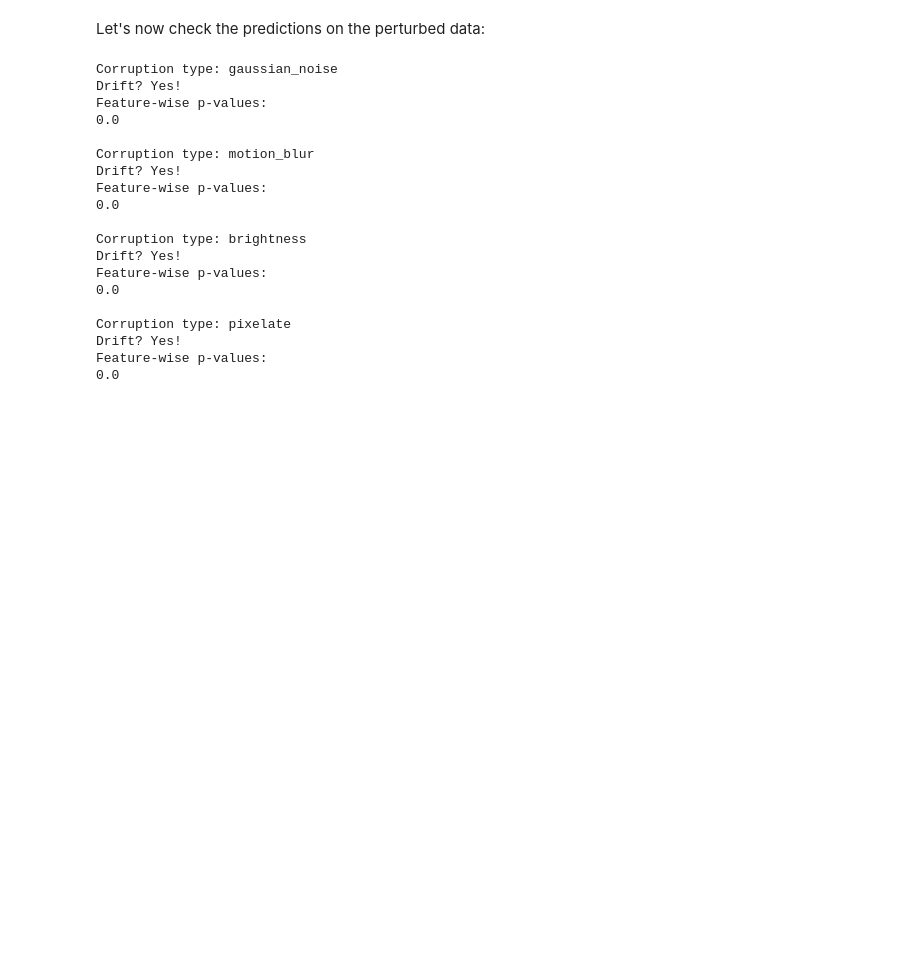
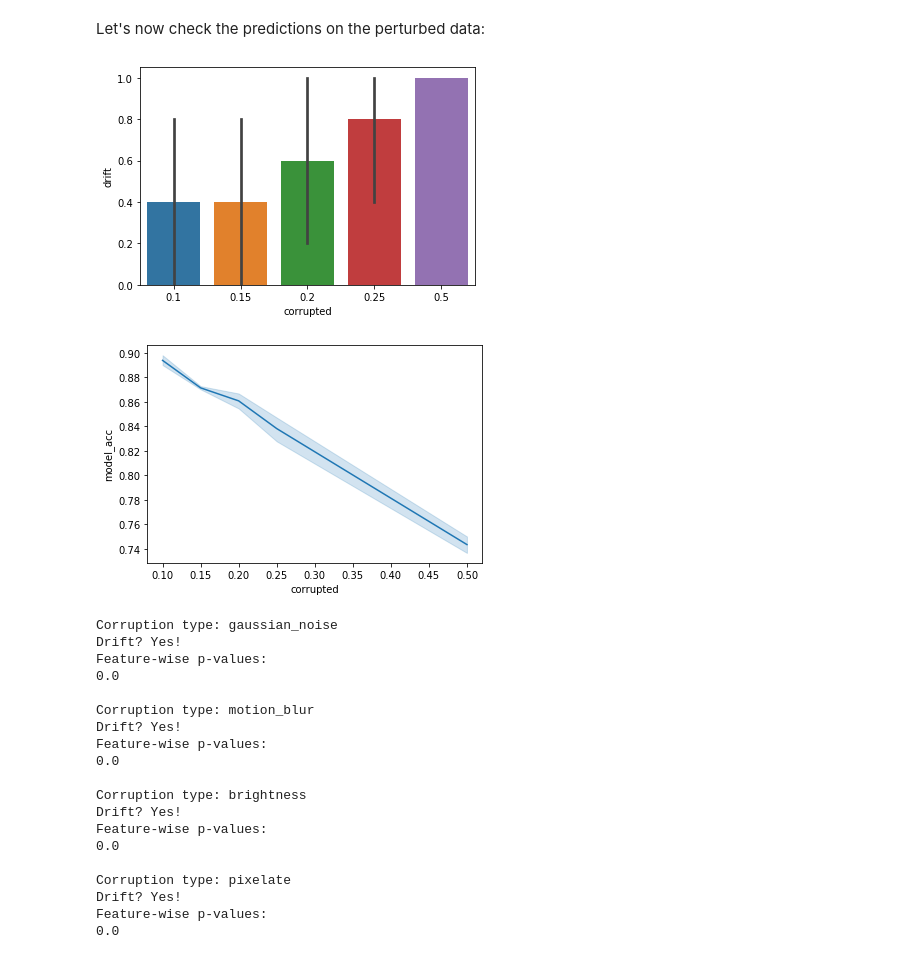
Before and after one commit to mtoslalibu/kfserving, a Jupyter notebook: mert-examples/cd_mmd_cifar10.ipynb, the cells around one changed output. Cells and saved outputs as stored; diff of their text form; code cells hidden in the pictures; blank space fills up the shorter version.

```diff
--- a/mert-examples/cd_mmd_cifar10.ipynb
+++ b/mert-examples/cd_mmd_cifar10.ipynb
@@ -283,3 +313,21 @@ Let's now check the predictions on the perturbed data:
+# %%
+import seaborn as sns
+import pandas as pd
+
+df = pd.read_csv('MMD-results-updated.csv')
+fig,ax = plt.subplots()
+a= sns.barplot(ax=ax,
+    data=df,
+    x="corrupted", y="drift",ci=95
+)
+fig2,ax2 = plt.subplots()
+ba= sns.lineplot(ax=ax2,
+    data=df,
+    x="corrupted", y="model_acc"
+)
+# %% [output]
+[figure, added]
+[figure, added]
 # %%
 for x, c in zip(X_c, corruption):
     preds = cd.predict(x, return_p_val=True)
```
Also changed, not shown: parts of 6 cells of this notebook, 5 other files.
